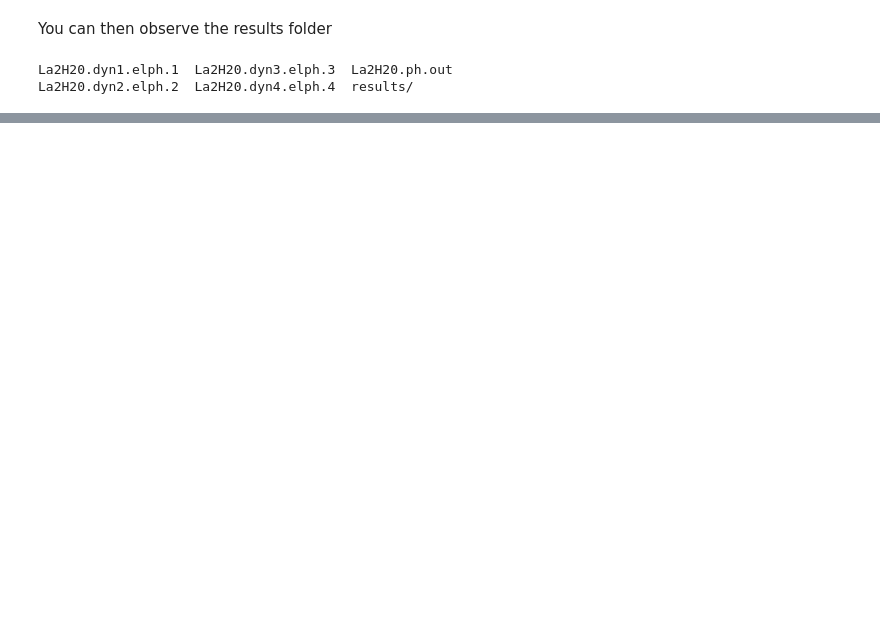
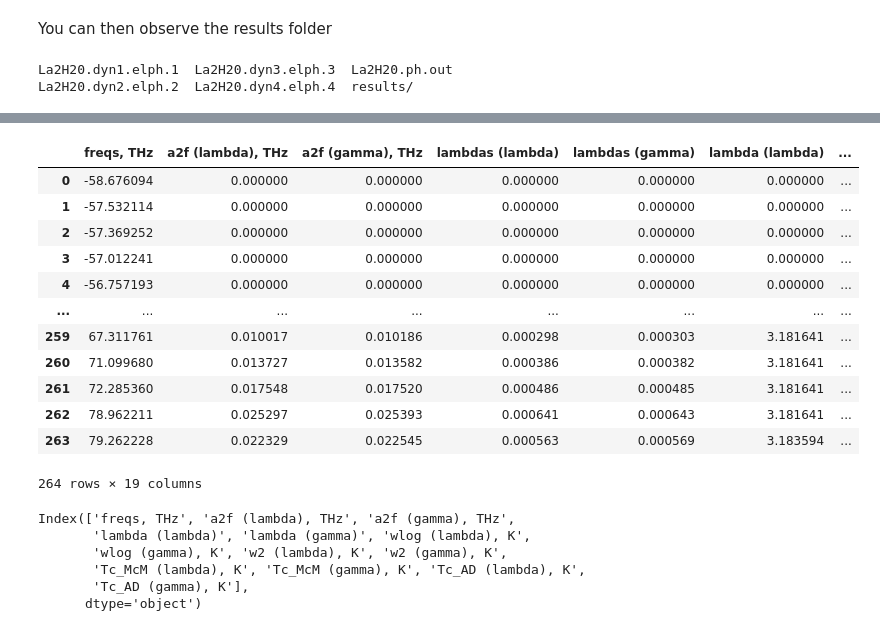
Before and after one commit to GitGreg228/a2f, a Jupyter notebook: notebooks/a2f_tutorial.ipynb, the cells around one changed output, grey strips where cells are left out. Drawn from its saved outputs; the diff is of its cells as text; code cells hidden in the pictures; blank space fills up the shorter version.

```diff
--- a/notebooks/a2f_tutorial.ipynb
+++ b/notebooks/a2f_tutorial.ipynb
@@ -129,0 +191,3 @@ where
+# %%
+direct = pd.read_csv('../examples-public/La2H20/results/direct_s6.csv', sep='[	\t]', engine='python')
+print(direct.keys())
@@ -129,0 +203,26 @@ where
+# %%
+display(direct)
+# %% [output]
+|  | freqs, THz | a2f (lambda), THz | a2f (gamma), THz | lambdas (lambda) | lambdas (gamma) | lambda (lambda) | ... |
+| 0 | -58.676094 | 0.000000 | 0.000000 | 0.000000 | 0.000000 | 0.000000 | ... |
+| 1 | -57.532114 | 0.000000 | 0.000000 | 0.000000 | 0.000000 | 0.000000 | ... |
+| 2 | -57.369252 | 0.000000 | 0.000000 | 0.000000 | 0.000000 | 0.000000 | ... |
+| 3 | -57.012241 | 0.000000 | 0.000000 | 0.000000 | 0.000000 | 0.000000 | ... |
+| 4 | -56.757193 | 0.000000 | 0.000000 | 0.000000 | 0.000000 | 0.000000 | ... |
+| ... | ... | ... | ... | ... | ... | ... | ... |
+| 259 | 67.311761 | 0.010017 | 0.010186 | 0.000298 | 0.000303 | 3.181641 | ... |
+| 260 | 71.099680 | 0.013727 | 0.013582 | 0.000386 | 0.000382 | 3.181641 | ... |
+| 261 | 72.285360 | 0.017548 | 0.017520 | 0.000486 | 0.000485 | 3.181641 | ... |
+| 262 | 78.962211 | 0.025297 | 0.025393 | 0.000641 | 0.000643 | 3.181641 | ... |
+| 263 | 79.262228 | 0.022329 | 0.022545 | 0.000563 | 0.000569 | 3.183594 | ... |
+264 rows × 19 columns
+# %%
+a2f = pd.read_csv('../examples-public/La2H20/results/a2f_s6_r1000_g5.csv', sep='[	\t]', engine='python')
+print(a2f.keys())
+# %% [output]
+Index(['freqs, THz', 'a2f (lambda), THz', 'a2f (gamma), THz',
+       'lambda (lambda)', 'lambda (gamma)', 'wlog (lambda), K',
+       'wlog (gamma), K', 'w2 (lambda), K', 'w2 (gamma), K',
+       'Tc_McM (lambda), K', 'Tc_McM (gamma), K', 'Tc_AD (lambda), K',
+       'Tc_AD (gamma), K'],
+      dtype='object')
```
Also changed, not shown: parts of 32 cells of this notebook.
